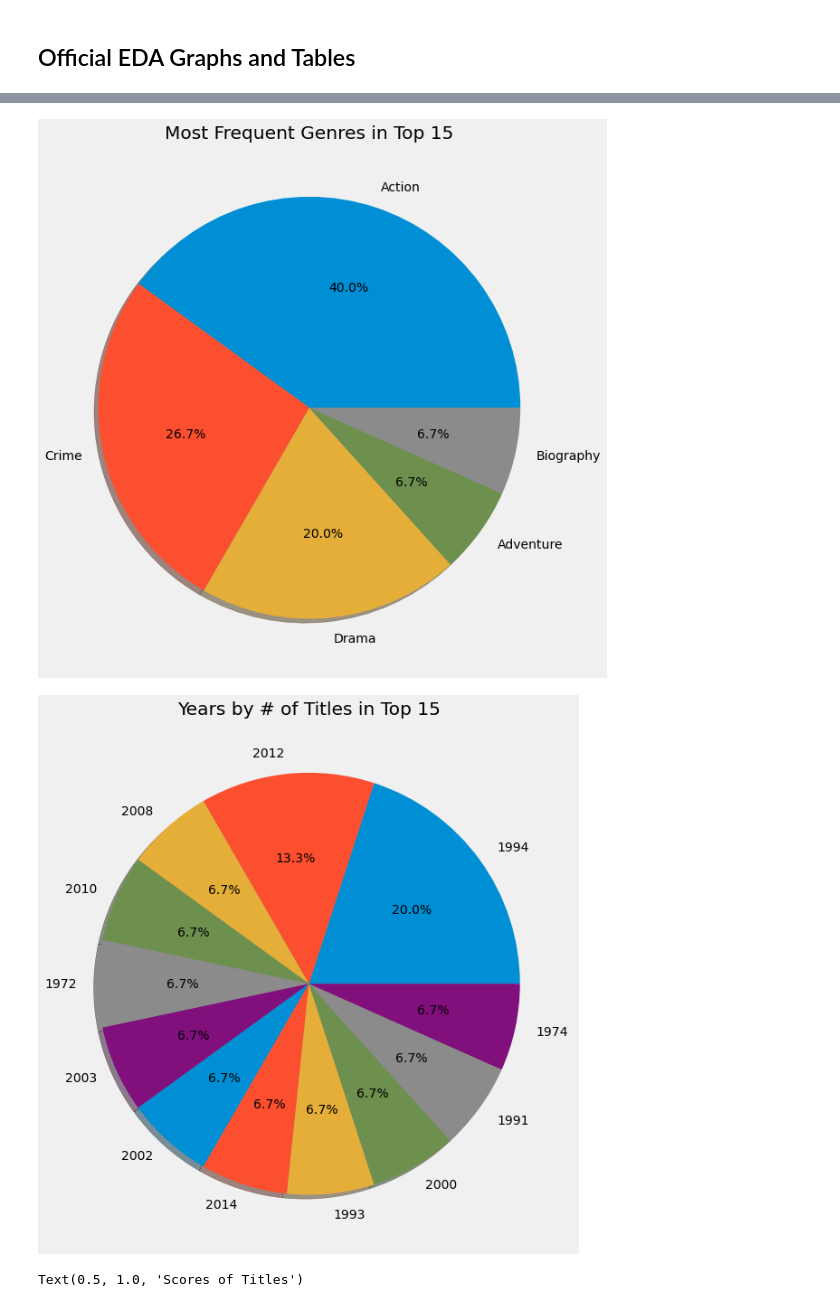
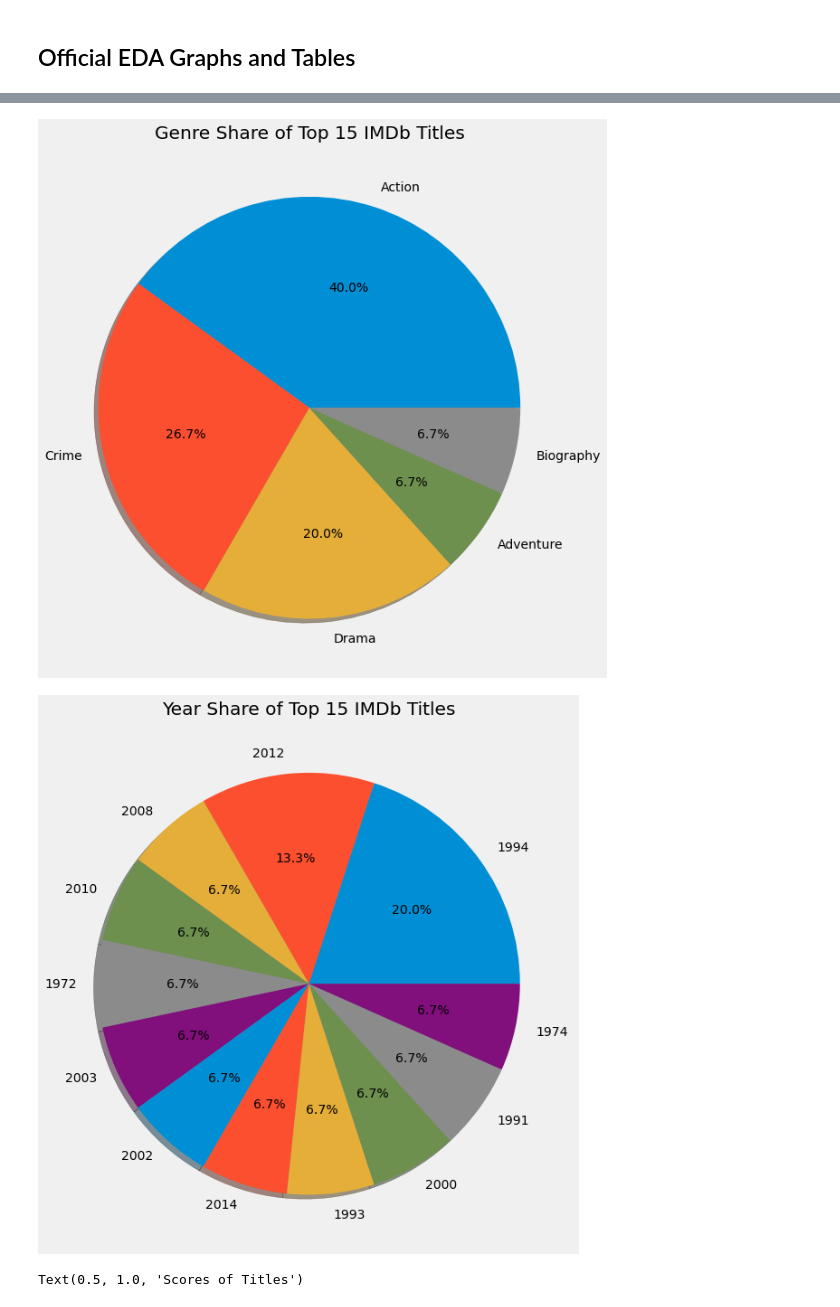
Before and after one commit to hurshkarkhanis/movie_ratings, a Jupyter notebook: src/exploratory_data_analysis.ipynb, the cells around one changed output, grey strips where cells are left out. Saved outputs shown, nothing was run; the diff lists cells and outputs as text; code cells hidden in the pictures.

```diff
--- a/src/exploratory_data_analysis.ipynb
+++ b/src/exploratory_data_analysis.ipynb
@@ -165,11 +165,11 @@ homemade_pie(top_writers, 'Writers by # of Titles in Top {}'.format(GLOBAL_TOP),
 # %%
-homemade_pie_with_name(most_frequent_genres, 'Most Frequent Genres in Top {}'.format(GLOBAL_TOP), '#00788C');
+homemade_pie_with_name(most_frequent_genres, 'Genre Share of Top {} IMDb Titles'.format(GLOBAL_TOP), '#00788C');
 # %% [output]
-[figure, old version]
+[figure, new version]
 # %%
-homemade_pie_with_name(best_years, 'Years by # of Titles in Top {}'.format(GLOBAL_TOP), '#DB3EB1');
+homemade_pie_with_name(best_years, 'Year Share of Top {} IMDb Titles'.format(GLOBAL_TOP), '#DB3EB1');
 # %% [output]
-[figure, old version]
+[figure, new version]
 # %%
 fig, ax = plt.subplots(figsize=(13, 13))
 x = list(range(movies['score'].size))
```
Also changed, not shown: parts of 2 cells of this notebook, 1 other file.
